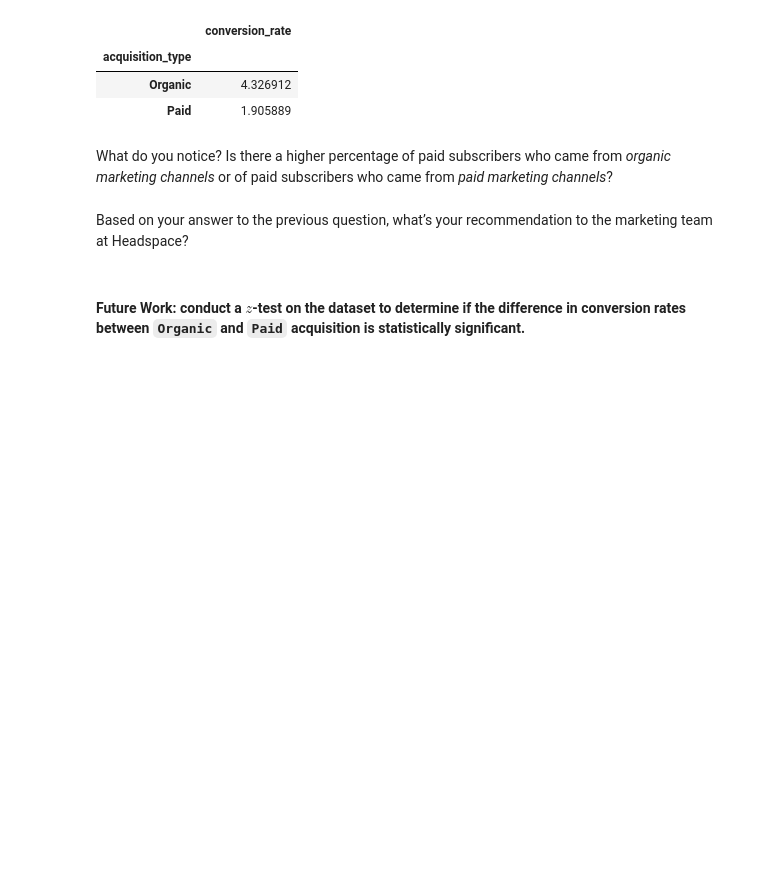
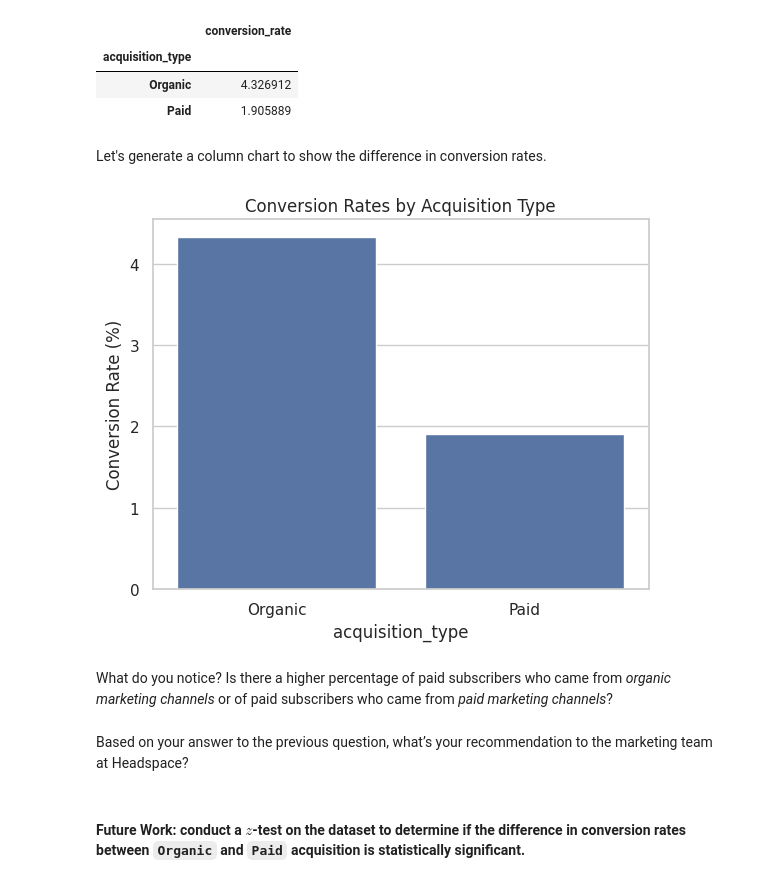
Before and after one commit to ROARMarketingConcepts/Podium-Education, a Jupyter notebook: Headspace_Podium_Interview.ipynb, the cells around one changed output. Drawn from its saved outputs; the diff is of its cells as text; code cells hidden in the pictures; blank space fills up the shorter version.

```diff
--- a/Headspace_Podium_Interview.ipynb
+++ b/Headspace_Podium_Interview.ipynb
@@ -191,6 +231,16 @@ conversion_table
 | acquisition_type |  |
 | Organic | 4.326912 |
 | Paid | 1.905889 |
+# %% [markdown]
+Let's generate a column chart to show the difference in conversion rates.
+# %%
+sns.set_theme(style="whitegrid")
+sns.barplot(x=conversion_table.index, y=conversion_table['conversion_rate'])
+plt.title('Conversion Rates by Acquisition Type')
+plt.ylabel('Conversion Rate (%)')
+plt.show()
+# %% [output]
+[figure, added]
 # %% [markdown]
 What do you notice? Is there a higher percentage of paid subscribers who came from *organic marketing channels* or of paid subscribers who came from *paid marketing channels*?
 # %% [markdown]
```
Also changed, not shown: parts of 13 cells of this notebook.
